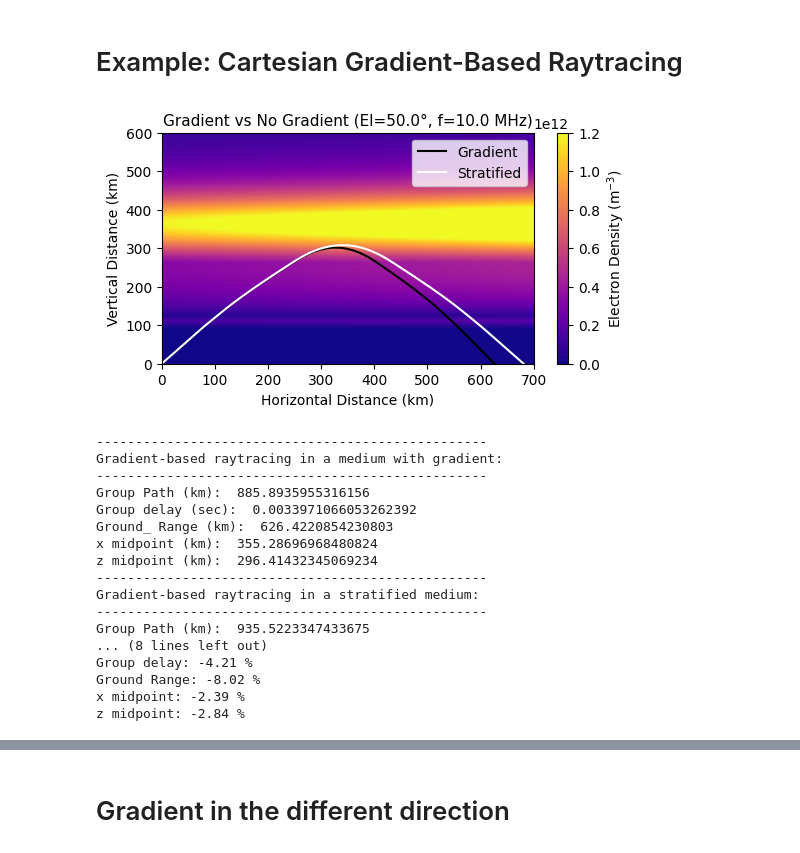
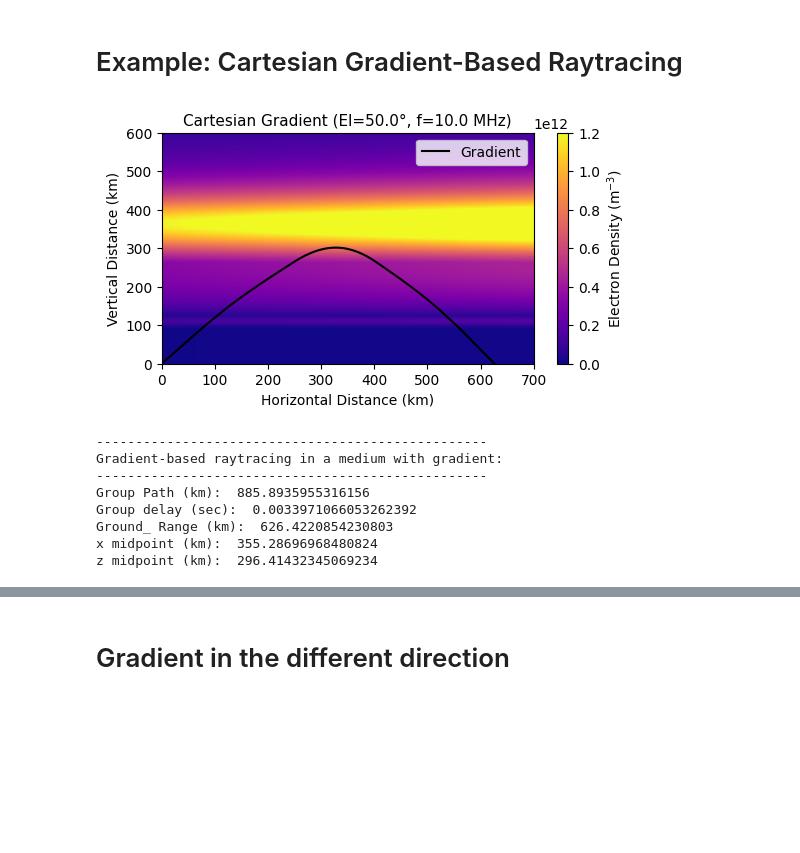
Before and after one commit to victoriyaforsythe/PyRayHF, a Jupyter notebook: docs/tutorials/Example_Trace_Ray_Cartesian_Gradient.ipynb, the cells around one changed output, grey strips where cells are left out. Saved outputs shown, nothing was run; the diff lists cells and outputs as text; code cells hidden in the pictures; blank space fills up the shorter version.

Commit message:
New Example

```diff
--- a/docs/tutorials/Example_Trace_Ray_Cartesian_Gradient.ipynb
+++ b/docs/tutorials/Example_Trace_Ray_Cartesian_Gradient.ipynb
@@ -79,87 +79,38 @@ result = trace_ray_cartesian_gradient(n_and_grad=n_and_grad,
                                       x_max_km=1000.0,
                                       mup_func=mup_func)
 
-# Case WITHOUT the gradient
-# Calculate plasma parameters
-X = find_X(Ne_grid, f0_Hz)
-Y = find_Y(f0_Hz, Babs_grid)
-
-mu, mup = find_mu_mup(X, Y, bpsi_grid, mode)
-mup = np.where((mup < 1e-3) | np.isnan(mup), np.nan, mup)
-mup0 = mup[0]
-
-# Build interpolator from mup grid (validated)
-n_and_grad = build_refractive_index_interpolator(z_grid, x_grid, mu)
-
-# Build μ' (group) for delay only
-mup_interp = RegularGridInterpolator((z_grid, x_grid),
-                                     mup,
-                                     bounds_error=False,
-                                     fill_value=np.nan)
-mup_func = lambda x, z: mup_interp(np.column_stack([z, x]))
-
-# Set initial conditions (e.g., launch from ground at x=0 with 50° elevation)
-result2 = trace_ray_cartesian_gradient(n_and_grad=n_and_grad,
-                                       x0_km=0.0,
-                                       z0_km=0.0,
-                                       elevation_deg=elevation_deg,
-                                       s_max_km=4000.0,
-                                       max_step_km=5.0,
-                                       z_max_km=600.0,
-                                       x_min_km=0.0,
-                                       x_max_km=1000.0,
-                                       mup_func=mup_func)
-
 # Plot results
 fig, ax = plt.subplots(1, 1)
 fig.set_size_inches(6, 3)
 ax_plot = ax
 ax_plot.set_xlim(0, 700)
 ax_plot.set_ylim(0, 600)
 ax_plot.set_facecolor("lightgray")
 ax_plot.set_ylabel('Vertical Distance (km)')
 ax_plot.set_xlabel('Horizontal Distance (km)')
 vmin = 0
 vmax = 1.2e12
 color_ticks = np.arange(vmin, vmax + 2e11, 2e11)
 pc = ax_plot.pcolormesh(Xg, Zg, Ne_gradient, shading='auto',
                         cmap='plasma', vmin=vmin, vmax=vmax)
 ax_plot.plot(result['x'], result['z'], c='black', label='Gradient')
-ax_plot.plot(result2['x'], result2['z'], c='white', label='Stratified')
-ax_plot.set_title(f"Gradient vs No Gradient (El={elevation_deg:.1f}°, f={f0_Hz/1e6} MHz)", fontsize=11)
+ax_plot.set_title(f"Cartesian Gradient (El={elevation_deg:.1f}°, f={f0_Hz/1e6} MHz)", fontsize=11)
 plt.colorbar(pc, label='Electron Density (m$^{-3}$)', ax=ax_plot,
              ticks=color_ticks)
 ax.legend()
+plt.savefig('/Users/vmakarevich/Documents/GitHub/PyRayHF/docs/examples/figures/Cartesian_Gradien.png', dpi=300, bbox_inches='tight', facecolor='white')
 plt.show()
 
 print('--------------------------------------------------')
 print('Gradient-based raytracing in a medium with gradient:')
 print('--------------------------------------------------')
 print('Group Path (km): ', result['group_path_km'])
 print('Group delay (sec): ', result['group_delay_sec'])
 print('Ground_ Range (km): ', result['ground_range_km'])
 print('x midpoint (km): ', result['x_midpoint'])
 print('z midpoint (km): ', result['z_midpoint'])
-
-print('--------------------------------------------------')
-print('Gradient-based raytracing in a stratified medium:')
-print('--------------------------------------------------')
-print('Group Path (km): ', result2['group_path_km'])
-print('Group delay (sec): ', result2['group_delay_sec'])
-print('Ground_ Range (km): ', result2['ground_range_km'])
-print('x midpoint (km): ', result2['x_midpoint'])
-print('z midpoint (km): ', result2['z_midpoint'])
-
-print('--------------------------------------------------')
-print('% Difference:')
-print('--------------------------------------------------')
-print(f"Group Path: {(result['group_path_km'] / result2['group_path_km']) * 100. - 100.:.3g} %")
-print(f"Group delay: {(result['group_delay_sec'] / result2['group_delay_sec']) * 100. - 100.:.3g} %")
-print(f"Ground Range: {(result['ground_range_km'] / result2['ground_range_km']) * 100. - 100.:.3g} %")
-print(f"x midpoint: {(result['x_midpoint'] / result2['x_midpoint']) * 100. - 100.:.3g} %")
-print(f"z midpoint: {(result['z_midpoint'] / result2['z_midpoint']) * 100. - 100.:.3g} %")
 # %% [output]
-[figure, old version]
+[figure, new version]
 --------------------------------------------------
 Gradient-based raytracing in a medium with gradient:
 --------------------------------------------------
@@ -168,12 +119,3 @@ Group delay (sec):  0.0033971066053262392
 Ground_ Range (km):  626.4220854230803
 x midpoint (km):  355.28696968480824
 z midpoint (km):  296.41432345069234
---------------------------------------------------
-Gradient-based raytracing in a stratified medium:
---------------------------------------------------
-Group Path (km):  935.5223347433675
-... (8 lines left out)
-Group delay: -4.21 %
-Ground Range: -8.02 %
-x midpoint: -2.39 %
-z midpoint: -2.84 %
```
Also changed, not shown: parts of 2 cells of this notebook, 10 other files.
